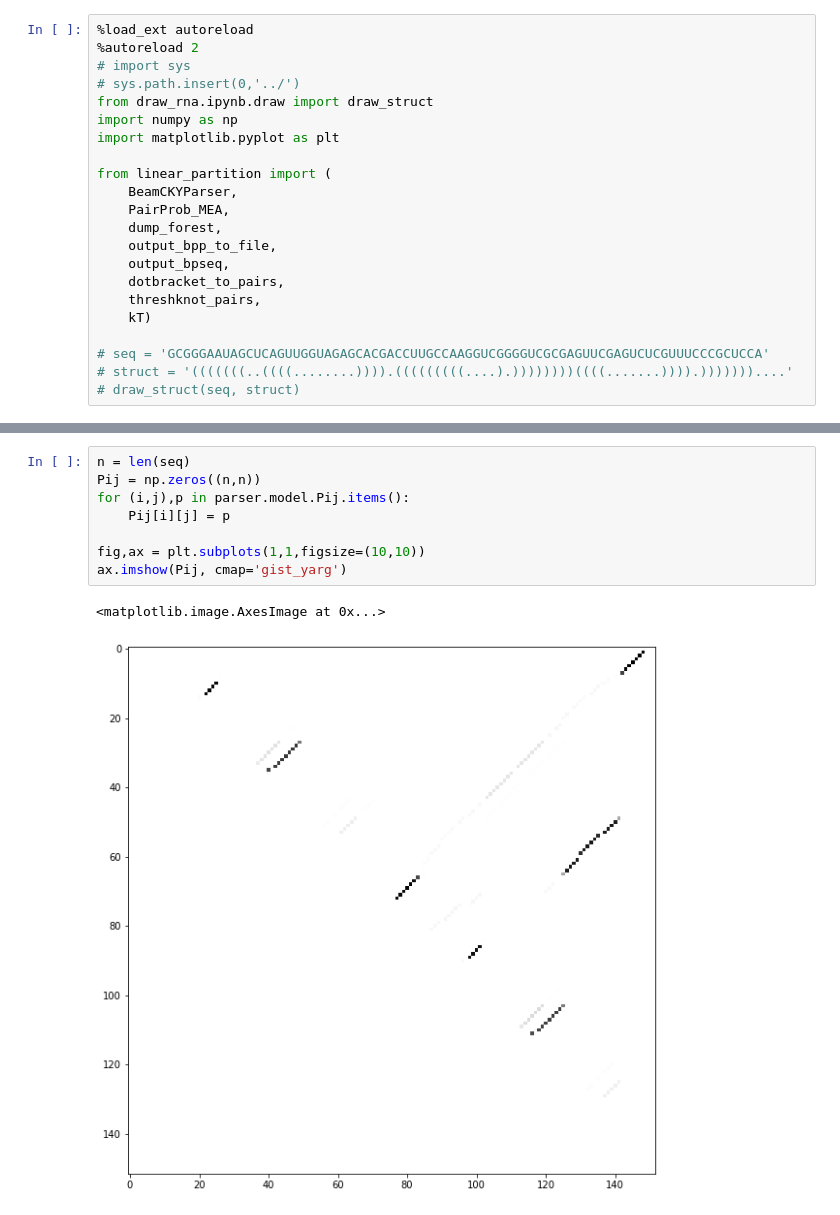
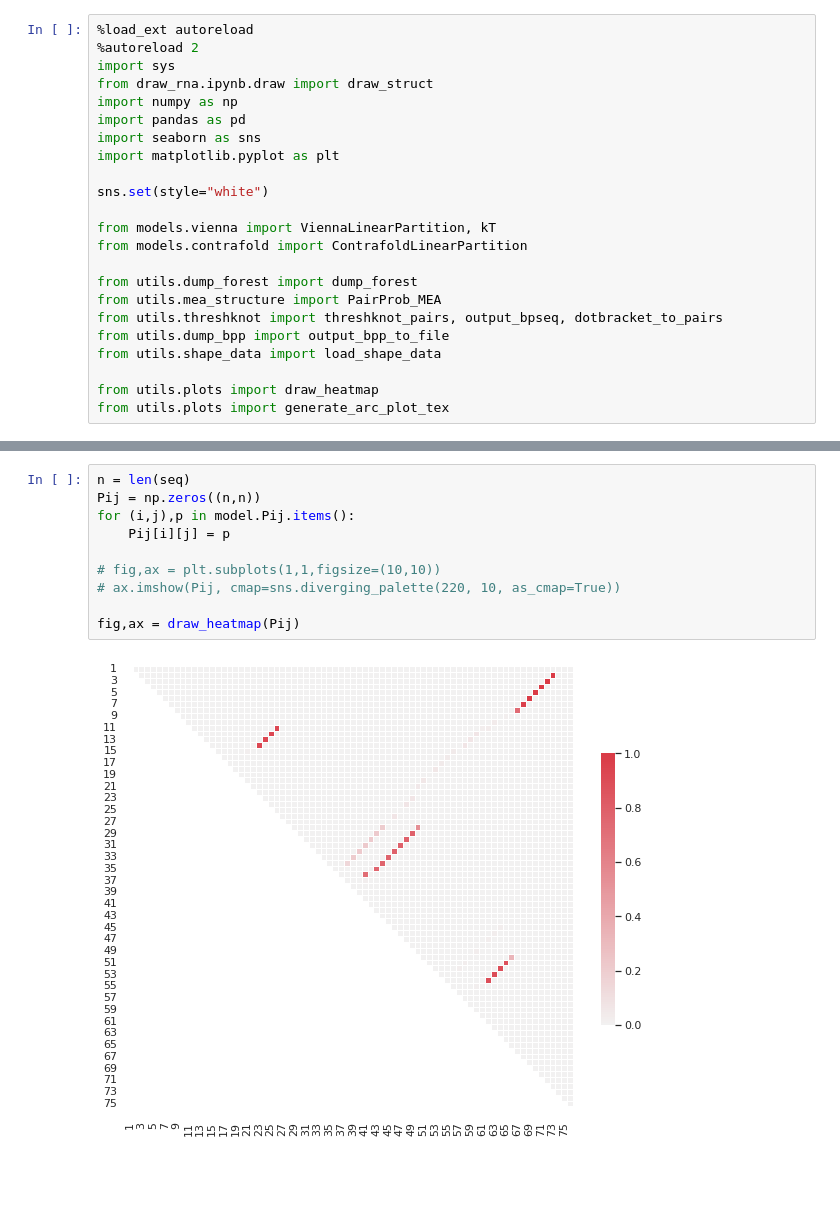
Before and after one commit to sumslogs/LinearPartition, a Jupyter notebook: src_python/scratch.ipynb, the cells around one changed output, grey strips where cells are left out. Saved outputs shown, nothing was run; the diff lists cells and outputs as text; blank space fills up the shorter version.

Commit message:
Heatmap and arc plot. Updated arc plot from python 2 to 3

```diff
--- a/src_python/scratch.ipynb
+++ b/src_python/scratch.ipynb
@@ -1,23 +1,24 @@
 # %%
 %load_ext autoreload
 %autoreload 2
-# import sys
-# sys.path.insert(0,'../')
+import sys
 from draw_rna.ipynb.draw import draw_struct
 import numpy as np
+import pandas as pd
+import seaborn as sns
 import matplotlib.pyplot as plt
 
-from linear_partition import (
-    BeamCKYParser,
-    PairProb_MEA,
-    dump_forest,
-    output_bpp_to_file,
-    output_bpseq,
-    dotbracket_to_pairs,
-    threshknot_pairs,
-    kT)
+sns.set(style="white")
 
-# seq = 'GCGGGAAUAGCUCAGUUGGUAGAGCACGACCUUGCCAAGGUCGGGGUCGCGAGUUCGAGUCUCGUUUCCCGCUCCA'
-# struct = '(((((((..((((........)))).(((((((((....).))))))))((((.......)))).)))))))....'
-# draw_struct(seq, struct)
+from models.vienna import ViennaLinearPartition, kT
+from models.contrafold import ContrafoldLinearPartition
+
+from utils.dump_forest import dump_forest
+from utils.mea_structure import PairProb_MEA
+from utils.threshknot import threshknot_pairs, output_bpseq, dotbracket_to_pairs
+from utils.dump_bpp import output_bpp_to_file
+from utils.shape_data import load_shape_data
+
+from utils.plots import draw_heatmap
+from utils.plots import generate_arc_plot_tex
 # %%
@@ -58,11 +88,12 @@ Outputting base pairs in bpseq format to ./scratch/threshknot_bpseq.txt...
 # %%
 n = len(seq)
 Pij = np.zeros((n,n))
-for (i,j),p in parser.model.Pij.items():
+for (i,j),p in model.Pij.items():
     Pij[i][j] = p
 
-fig,ax = plt.subplots(1,1,figsize=(10,10))
-ax.imshow(Pij, cmap='gist_yarg')
+# fig,ax = plt.subplots(1,1,figsize=(10,10))
+# ax.imshow(Pij, cmap=sns.diverging_palette(220, 10, as_cmap=True))
+
+fig,ax = draw_heatmap(Pij)
 # %% [output]
-<matplotlib.image.AxesImage at 0x...>
-[figure, old version]
+[figure, new version]
```
Also changed, not shown: parts of 4 cells of this notebook, 8 other files.
